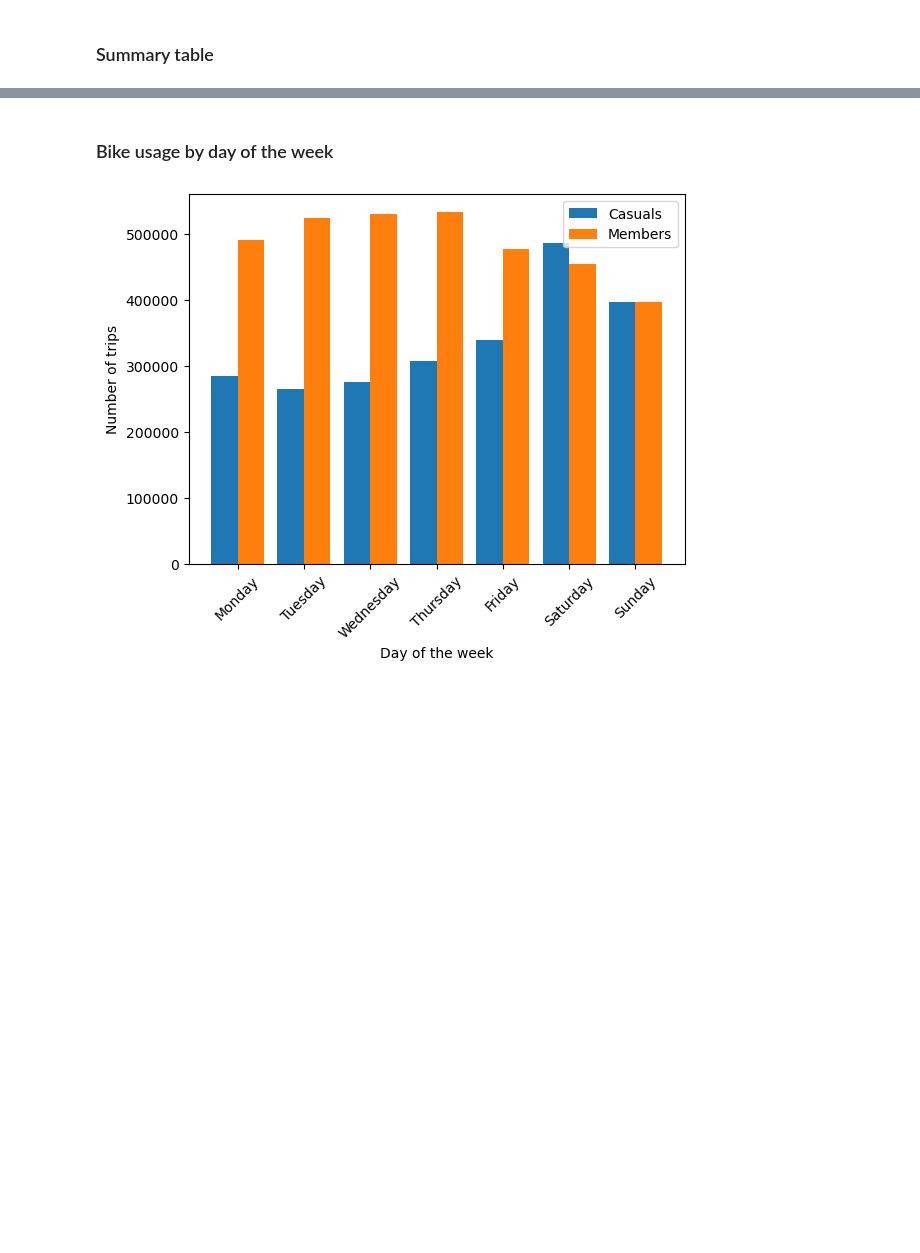
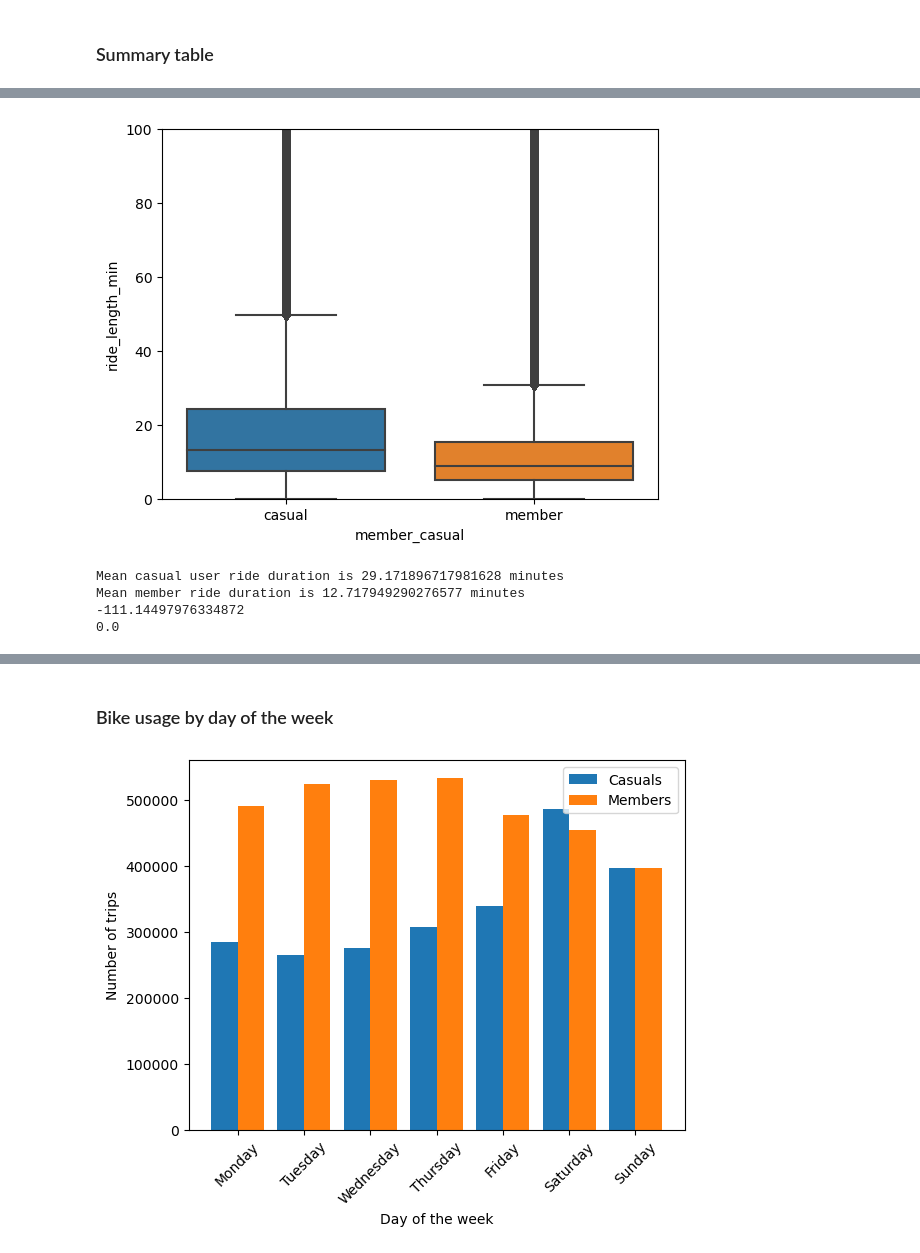
Before and after one commit to mosesibnmoses/Data-Portfolio, a Jupyter notebook: Bike share business analysis/Bike-share trips analysis.ipynb, the cells around one changed output, grey strips where cells are left out. Drawn from its saved outputs; the diff is of its cells as text; code cells hidden in the pictures; blank space fills up the shorter version.

```diff
--- a/Bike share business analysis/Bike-share trips analysis.ipynb
+++ b/Bike share business analysis/Bike-share trips analysis.ipynb
@@ -197,0 +291,20 @@ summary_df.round(2)
+# %%
+combined_df['ride_length_min'] = combined_df['ride_length'].dt.total_seconds()/60
+sns.boxplot(data=combined_df,x='member_casual',y='ride_length_min')
+plt.ylim([0,100])
+plt.show()
+print('Mean casual user ride duration is {} minutes'.format(combined_df.query('member_casual=="casual"')['ride_length_min'].mean()))
+print('Mean member ride duration is {} minutes'.format(combined_df.query('member_casual=="member"')['ride_length_min'].mean()))
+
+statistic,p=ttest_ind(combined_df[combined_df['member_casual']=='member']['ride_length_min'].dropna(),
+                     combined_df[combined_df['member_casual']=='casual']['ride_length_min'].dropna())
+
+
+print (statistic)
+print(p)
+# %% [output]
+[figure, added]
+Mean casual user ride duration is 29.171896717981628 minutes
+Mean member ride duration is 12.717949290276577 minutes
+-111.14497976334872
+0.0
```
Also changed, not shown: parts of 19 cells of this notebook, 1 other file.
